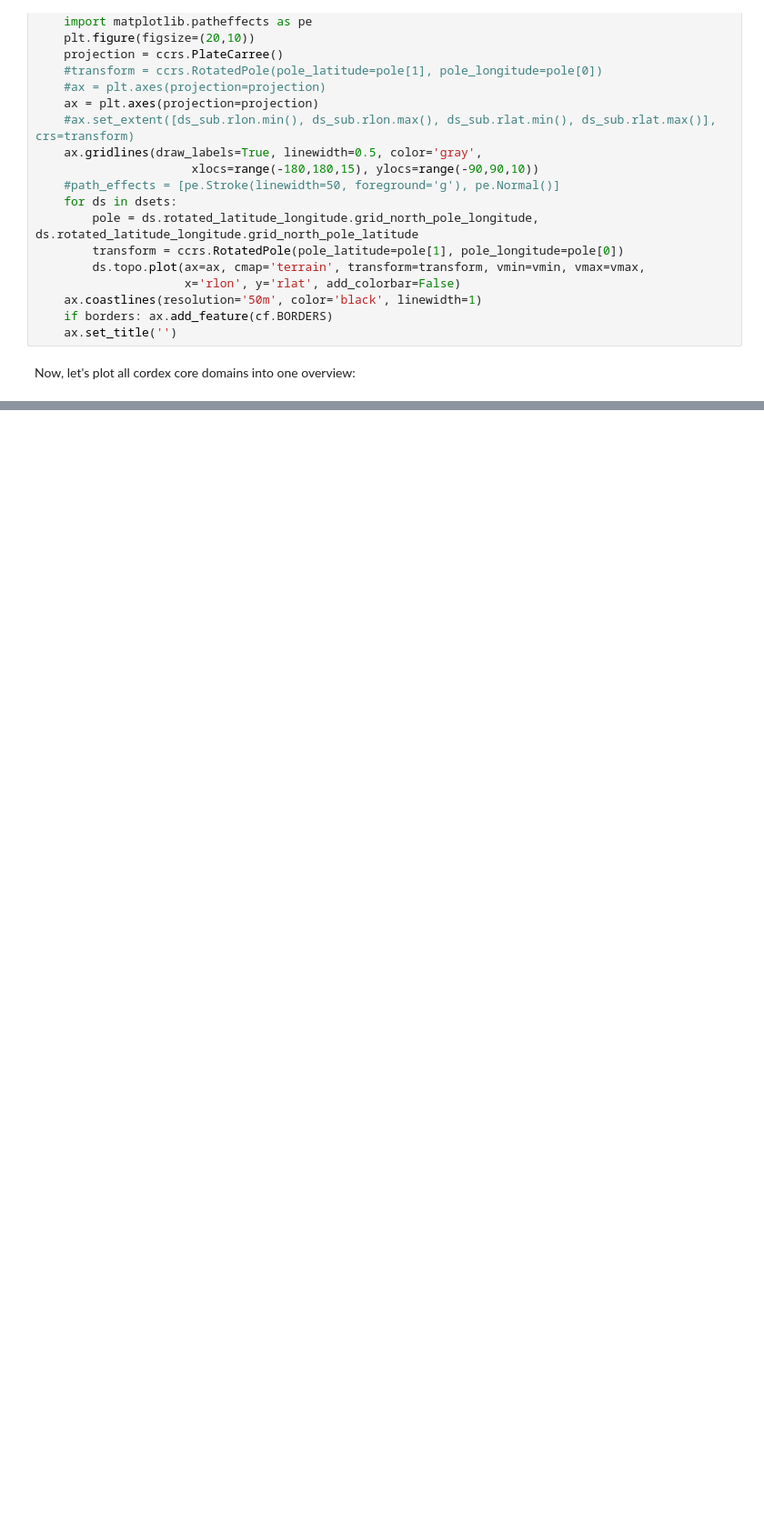
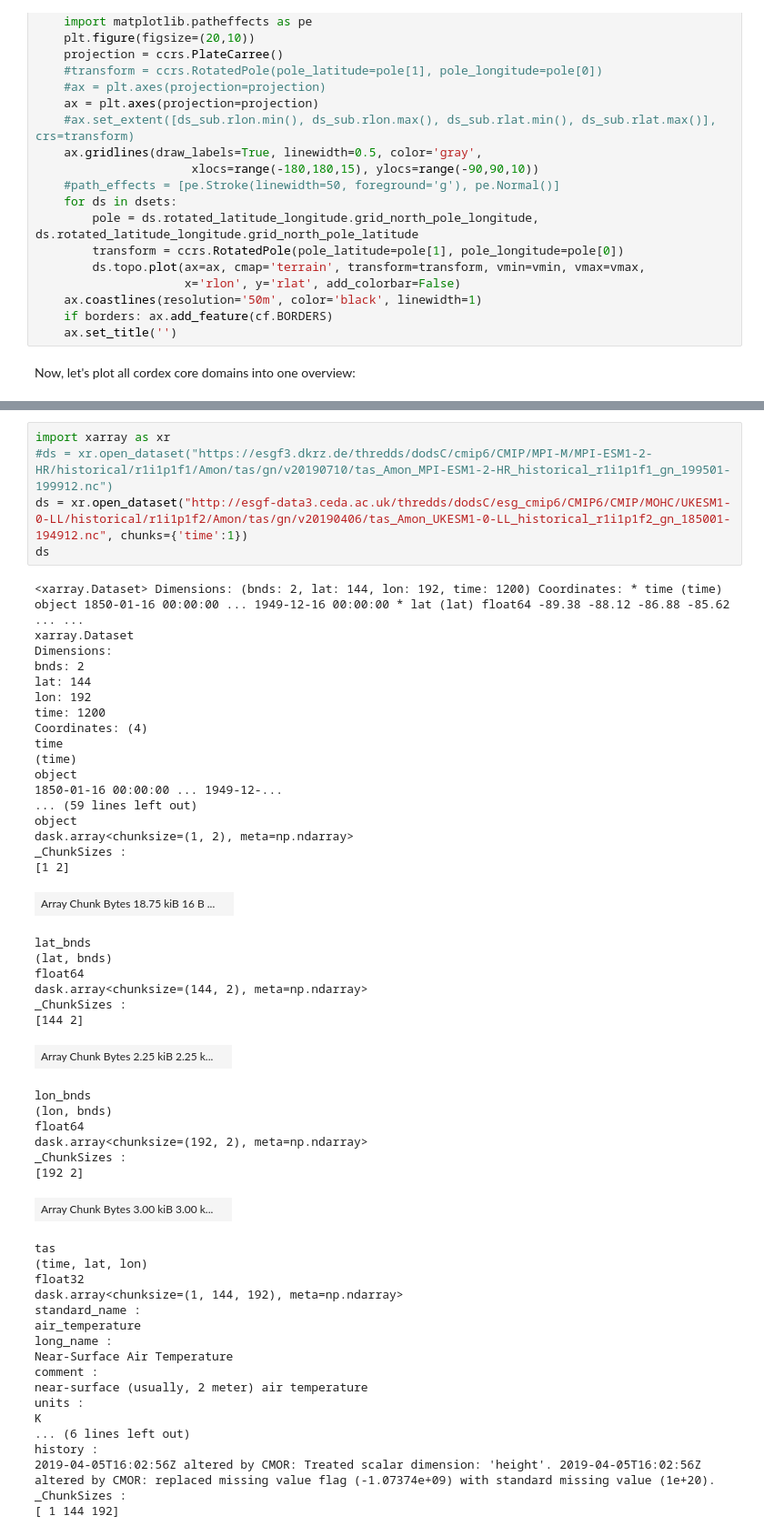
Before and after one commit to euro-cordex/py-cordex, a Jupyter notebook: notebooks/domains.ipynb, the cells around one changed output, grey strips where cells are left out. Shown at 91% size. Saved outputs shown, nothing was run; the diff lists cells and outputs as text; blank space fills up the shorter version.

```diff
--- a/notebooks/domains.ipynb
+++ b/notebooks/domains.ipynb
@@ -239,0 +241,55 @@ plots([dm.cordex_domain(name, dummy='topo') for name in dm.tables['cordex-core']
+# %%
+import xarray as xr
+#ds = xr.open_dataset("https://esgf3.dkrz.de/thredds/dodsC/cmip6/CMIP/MPI-M/MPI-ESM1-2-HR/historical/r1i1p1f1/Amon/tas/gn/v20190710/tas_Amon_MPI-ESM1-2-HR_historical_r1i1p1f1_gn_199501-199912.nc")
+ds = xr.open_dataset("http://esgf-data3.ceda.ac.uk/thredds/dodsC/esg_cmip6/CMIP6/CMIP/MOHC/UKESM1-0-LL/historical/r1i1p1f2/Amon/tas/gn/v20190406/tas_Amon_UKESM1-0-LL_historical_r1i1p1f2_gn_185001-194912.nc", chunks={'time':1})
+ds
+# %% [output]
+<xarray.Dataset> Dimensions: (bnds: 2, lat: 144, lon: 192, time: 1200) Coordinates: * time (time) object 1850-01-16 00:00:00 ... 1949-12-16 00:00:00 * lat (lat) float64 -89.38 -88.12 -86.88 -85.62 ... ...
+xarray.Dataset
+Dimensions:
+bnds: 2
+lat: 144
+lon: 192
+time: 1200
+Coordinates: (4)
+time
+(time)
+object
+1850-01-16 00:00:00 ... 1949-12-...
+... (59 lines left out)
+object
+dask.array<chunksize=(1, 2), meta=np.ndarray>
+_ChunkSizes :
+[1 2]
+| Array Chunk Bytes 18.75 kiB 16 B ... |  |
+lat_bnds
+(lat, bnds)
+float64
+dask.array<chunksize=(144, 2), meta=np.ndarray>
+_ChunkSizes :
+[144 2]
+| Array Chunk Bytes 2.25 kiB 2.25 k... |  |
+lon_bnds
+(lon, bnds)
+float64
+dask.array<chunksize=(192, 2), meta=np.ndarray>
+_ChunkSizes :
+[192 2]
+| Array Chunk Bytes 3.00 kiB 3.00 k... |  |
+tas
+(time, lat, lon)
+float32
+dask.array<chunksize=(1, 144, 192), meta=np.ndarray>
+standard_name :
+air_temperature
+long_name :
+Near-Surface Air Temperature
+comment :
+near-surface (usually, 2 meter) air temperature
+units :
+K
+... (6 lines left out)
+history :
+2019-04-05T16:02:56Z altered by CMOR: Treated scalar dimension: 'height'. 2019-04-05T16:02:56Z altered by CMOR: replaced missing value flag (-1.07374e+09) with standard missing value (1e+20).
+_ChunkSizes :
+[ 1 144 192]
```
Also changed, not shown: parts of 23 cells of this notebook.
